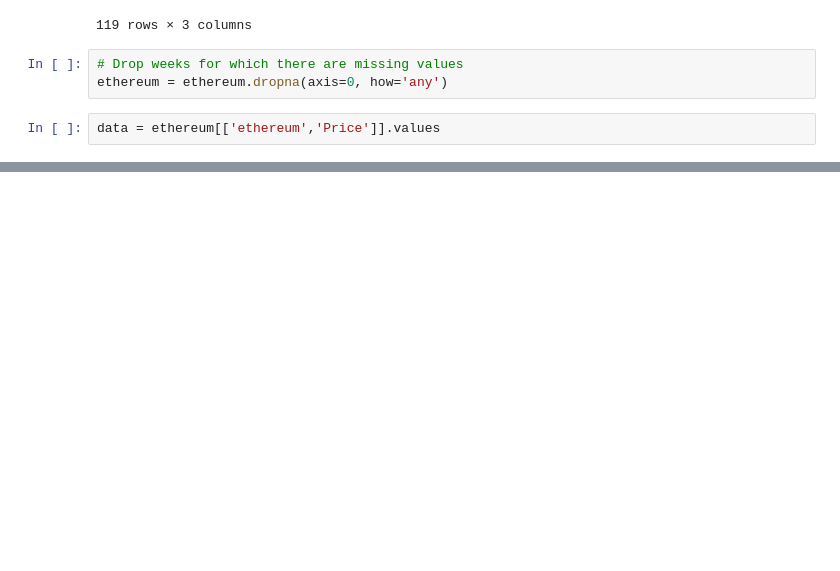
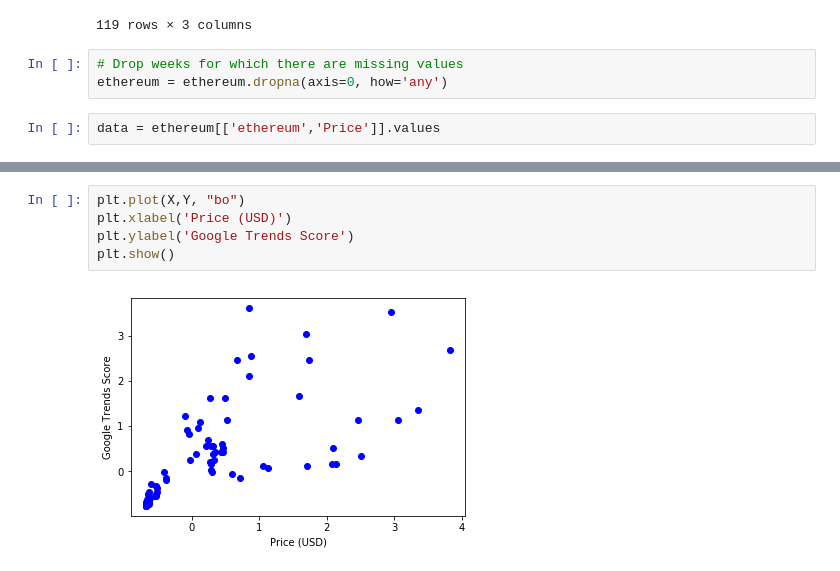
Before and after one commit to nmasamba/machine_learning_algorithms, a Jupyter notebook: hyperparameter_optimisation/hyperparameter_optimization_eth.ipynb, the cells around one changed output, grey strips where cells are left out. Saved outputs shown, nothing was run; the diff lists cells and outputs as text; blank space fills up the shorter version.

```diff
--- a/hyperparameter_optimisation/hyperparameter_optimization_eth.ipynb
+++ b/hyperparameter_optimisation/hyperparameter_optimization_eth.ipynb
@@ -90,0 +78,7 @@ plt.show()
+# %%
+plt.plot(X,Y, "bo")
+plt.xlabel('Price (USD)')
+plt.ylabel('Google Trends Score')
+plt.show()
+# %% [output]
+[figure, added]
```
Also changed, not shown: parts of 12 cells of this notebook.
